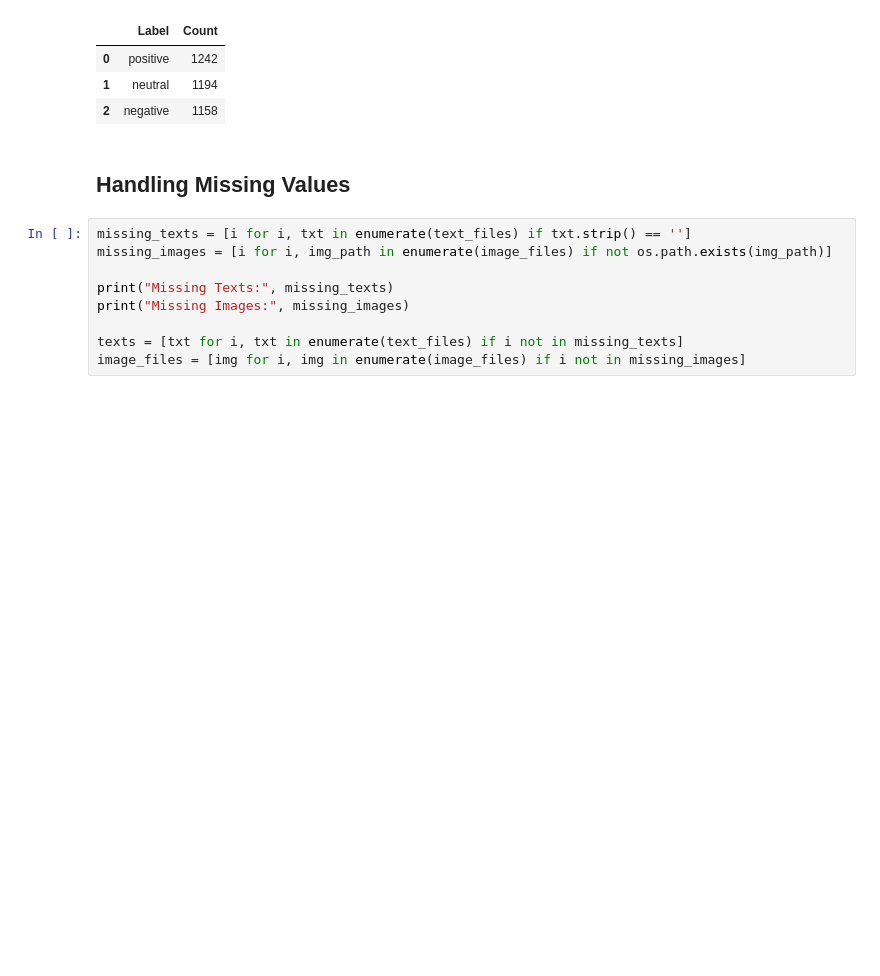
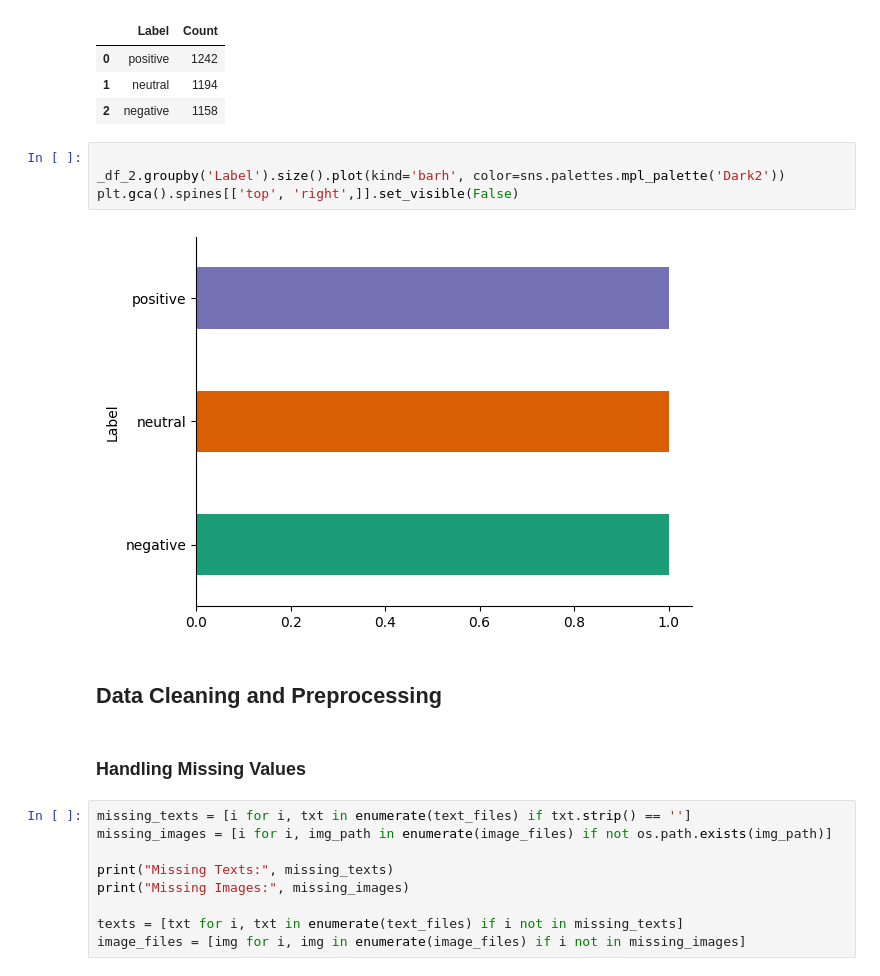
Before and after one commit to aagya0805/neural_network, a Jupyter notebook: sentiment_analysis.ipynb, the cells around one changed output. Cells and saved outputs as stored; diff of their text form; blank space fills up the shorter version.

```diff
--- a/sentiment_analysis.ipynb
+++ b/sentiment_analysis.ipynb
@@ -165,8 +176,16 @@ label_table
 | 0 | positive | 1242 |
 | 1 | neutral | 1194 |
 | 2 | negative | 1158 |
+# %%
+
+_df_2.groupby('Label').size().plot(kind='barh', color=sns.palettes.mpl_palette('Dark2'))
+plt.gca().spines[['top', 'right',]].set_visible(False)
+# %% [output]
+[figure, added]
+# %% [markdown]
+## **Data Cleaning and Preprocessing**
 # %% [markdown]
-## **Handling Missing Values**
+### **Handling Missing Values**
 # %%
 missing_texts = [i for i, txt in enumerate(text_files) if txt.strip() == '']
 missing_images = [i for i, img_path in enumerate(image_files) if not os.path.exists(img_path)]
```
Also changed, not shown: parts of 77 cells of this notebook.
